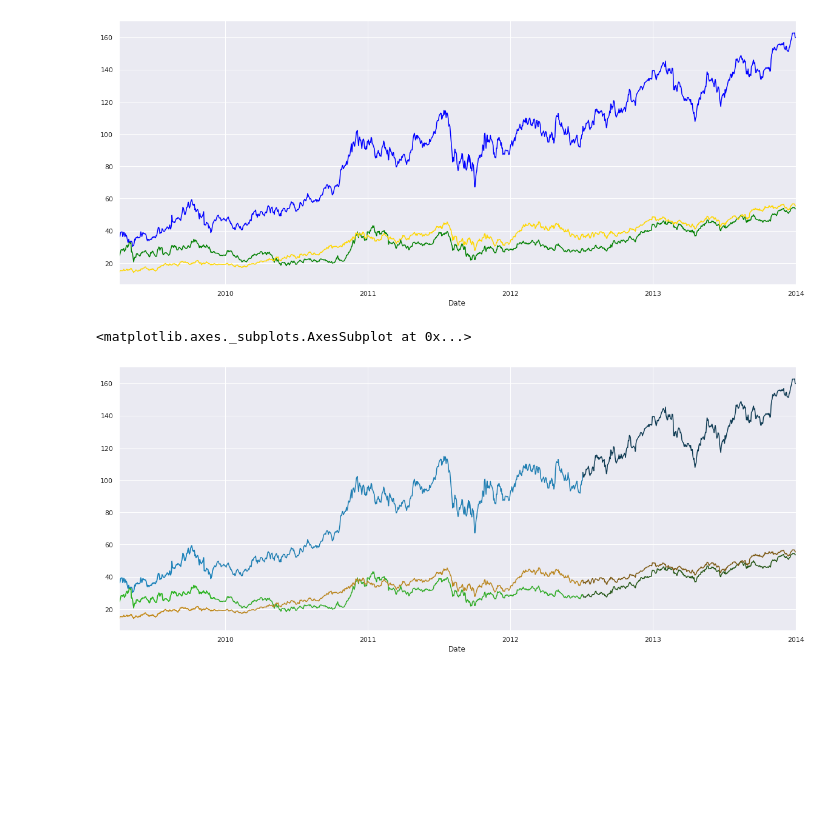
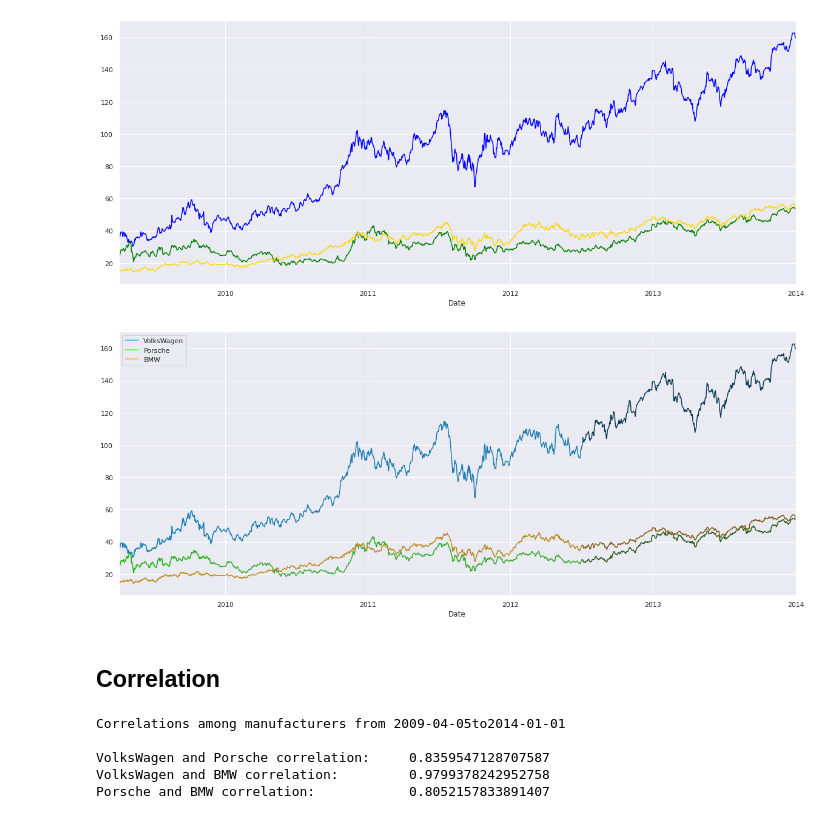
Before and after one commit to Priyo-prog/Time-series-analysis, a Jupyter notebook: Business Case/volkswagen_buyout.ipynb, the cells around one changed output. Drawn from its saved outputs; the diff is of its cells as text; code cells hidden in the pictures; blank space fills up the shorter version.

```diff
--- a/Business Case/volkswagen_buyout.ipynb
+++ b/Business Case/volkswagen_buyout.ipynb
@@ -193,16 +187,30 @@ plt.show()
 # %%
 df['vol'][start_date:ann_1].plot(figsize=(20,8), color="#33B8FF")
 df['por'][start_date:ann_1].plot(color="#49FF3A")
 df['bmw'][start_date:ann_1].plot(color="#FEB628")
 
 df['vol'][start_date:ann_2].plot(color="#1E7EB2")
 df['por'][start_date:ann_2].plot(color="#2FAB25")
 df['bmw'][start_date:ann_2].plot(color="#BA861F")
 
 
 df['vol'][ann_2:end_date].plot(color="#0E3A52")
 df['por'][ann_2:end_date].plot(color="#225414")
 df['bmw'][ann_2:end_date].plot(color="#7C5913")
+plt.legend(['VolksWagen', 'Porsche', 'BMW'])
+plt.show()
 # %% [output]
-<matplotlib.axes._subplots.AxesSubplot at 0x...>
-[figure, old version]
+[figure, new version]
+# %% [markdown]
+## Correlation
+# %%
+print('Correlations among manufacturers from ' + str(start_date) + 'to' +str(end_date)+ '\n')
+print('VolksWagen and Porsche correlation:\t'+ str(df['vol'][start_date:end_date].corr(df['por'][start_date:end_date])))
+print('VolksWagen and BMW correlation: \t'+ str(df['vol'][start_date:end_date].corr(df['bmw'][start_date:end_date])))
+print('Porsche and BMW correlation: \t\t'+ str(df['por'][start_date:end_date].corr(df['bmw'][start_date:end_date])))
+# %% [output]
+Correlations among manufacturers from 2009-04-05to2014-01-01
+
+VolksWagen and Porsche correlation:     0.8359547128707587
+VolksWagen and BMW correlation:         0.9799378242952758
+Porsche and BMW correlation:            0.8052157833891407
```
Also changed, not shown: parts of 6 cells of this notebook.
